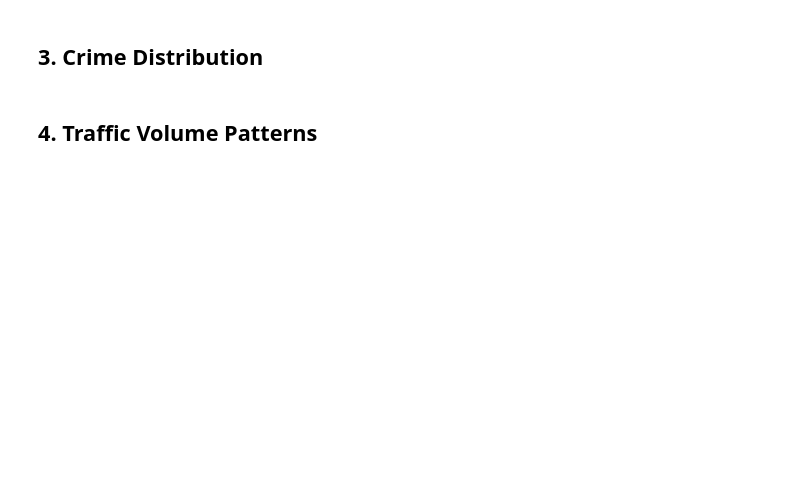
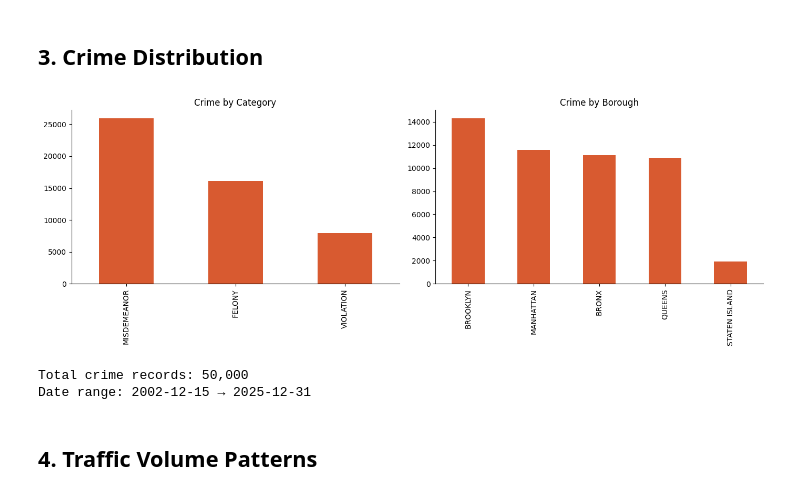
Before and after one commit to nihalshetty10/Hereabouts, a Jupyter notebook: notebooks/EDA.ipynb, the cells around one changed output. Cells and saved outputs as stored; diff of their text form; code cells hidden in the pictures; blank space fills up the shorter version.

```diff
--- a/notebooks/EDA.ipynb
+++ b/notebooks/EDA.ipynb
@@ -62,27 +98,35 @@ print(noise_311['complaint_type'].value_counts().head(10).to_string())
 # %% [markdown]
 ## 3. Crime Distribution
 # %%
+data_crime_raw = pd.read_csv("../data_crime.csv")
+
 fig, axes = plt.subplots(1, 2, figsize=(14, 5))
 
-# crime by category
-data_crime['law_cat_cd'].value_counts().plot(
+data_crime_raw['law_cat_cd'].value_counts().plot(
     kind='bar', ax=axes[0], title='Crime by Category',
     color='#D85A30', edgecolor='none'
 )
 axes[0].set_xlabel('')
 
-# crime by borough
-data_crime['boro_nm'].value_counts().head(5).plot(
+data_crime_raw['boro_nm'].value_counts().head(5).plot(
     kind='bar', ax=axes[1], title='Crime by Borough',
     color='#D85A30', edgecolor='none'
 )
 axes[1].set_xlabel('')
 
 plt.tight_layout()
 plt.show()
 
-print(f'\nTotal crime records: {len(data_crime):,}')
-print(f'Date range: {data_crime["cmplnt_fr_dt"].min().date()} → {data_crime["cmplnt_fr_dt"].max().date()}')
+print(f'\nTotal crime records: {len(data_crime_raw):,}')
+
+dates = pd.to_datetime(data_crime_raw["cmplnt_fr_dt"], errors="coerce")
+valid_dates = dates.dropna()
+valid_dates = valid_dates[(valid_dates.dt.year > 2000) & (valid_dates.dt.year < 2030)]
+print(f'Date range: {valid_dates.min().date()} → {valid_dates.max().date()}')
+# %% [output]
+[figure, added]
+Total crime records: 50,000
+Date range: 2002-12-15 → 2025-12-31
 # %% [markdown]
 ## 4. Traffic Volume Patterns
 # %%
```
Also changed, not shown: parts of 11 cells of this notebook.
